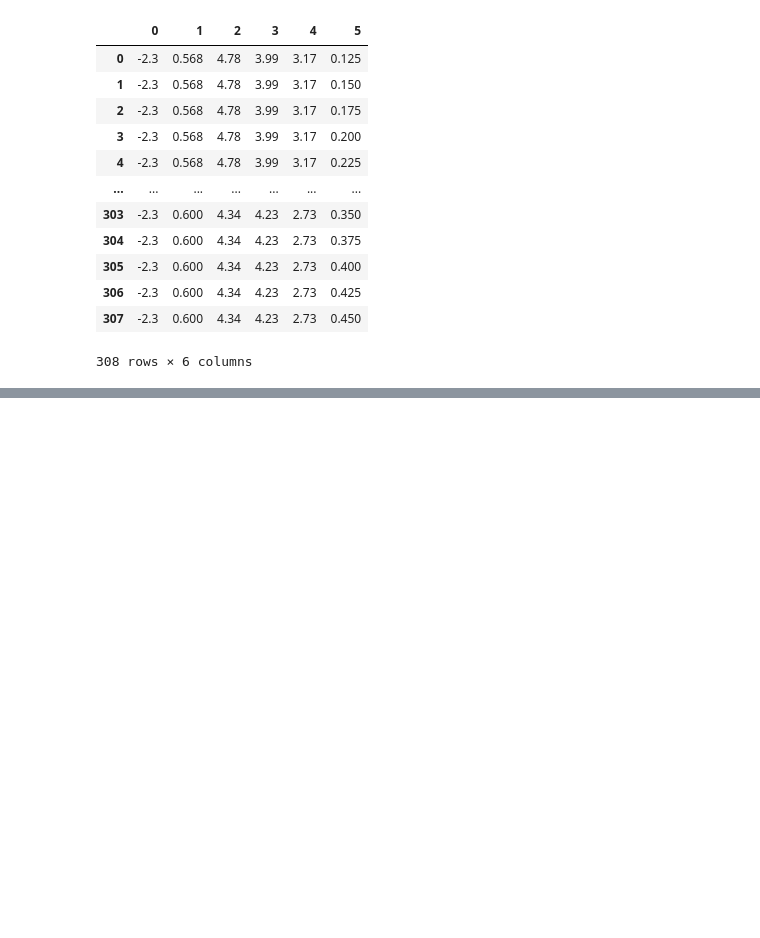
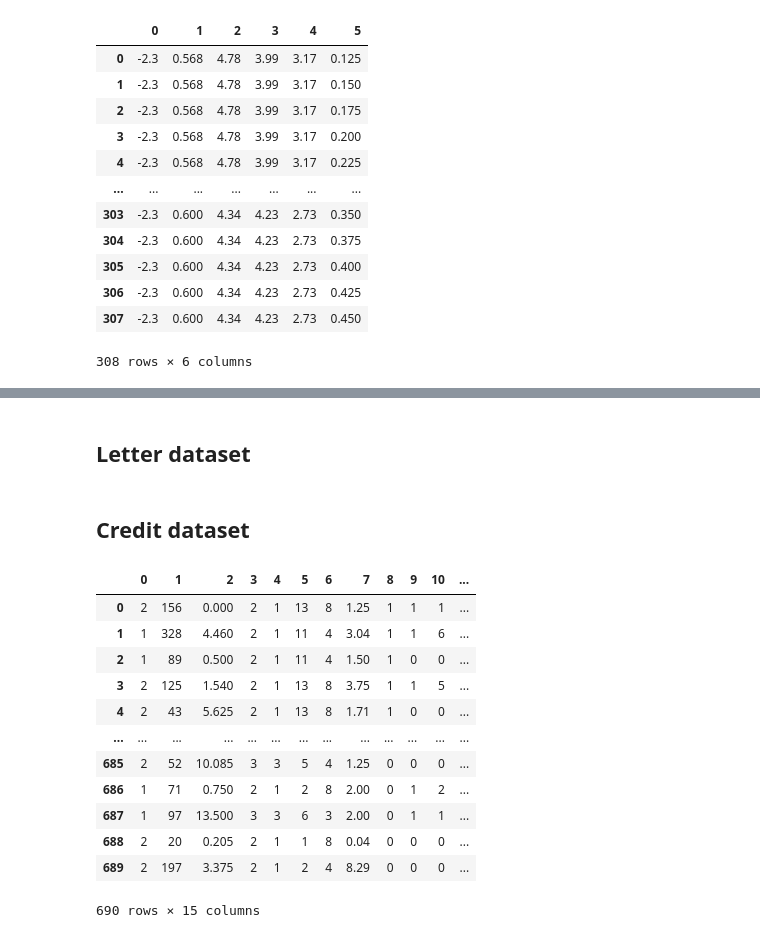
Before and after one commit to vanderschaarlab/hyperimpute, a Jupyter notebook: tutorials/tutorial_02_hyperimpute_example.ipynb, the cells around one changed output, grey strips where cells are left out. Drawn from its saved outputs; the diff is of its cells as text; code cells hidden in the pictures; blank space fills up the shorter version.

```diff
--- a/tutorials/tutorial_02_hyperimpute_example.ipynb
+++ b/tutorials/tutorial_02_hyperimpute_example.ipynb
@@ -1445,0 +1526,16 @@ Downstream model prediction error
+# %% [markdown]
+## Letter dataset
+# %%
+from sklearn.preprocessing import LabelEncoder
+
+df = pd.read_csv("https://archive.ics.uci.edu/ml/machine-learning-databases/letter-recognition/letter-recognition.data", header = None)
+
+for col in df.columns:
+    if df[col].dtype == "object":
+        df[col] = LabelEncoder().fit_transform(df[col])
+
+last_col = df.columns[-1]
+y = df[last_col]
+X_raw = df.drop(columns = [last_col])
+
+X_raw
@@ -1445,0 +1544,30 @@ Downstream model prediction error
+# %% [markdown]
+## Credit dataset
+# %%
+from sklearn.preprocessing import LabelEncoder
+
+df = pd.read_csv("https://archive.ics.uci.edu/ml/machine-learning-databases/credit-screening/crx.data", header = None)
+
+for col in df.columns:
+    if df[col].dtype == "object":
+        df[col] = LabelEncoder().fit_transform(df[col])
+
+last_col = df.columns[-1]
+y = df[last_col]
+X_raw = df.drop(columns = [last_col])
+
+X_raw
+# %% [output]
+|  | 0 | 1 | 2 | 3 | 4 | 5 | 6 | 7 | 8 | 9 | 10 | ... |
+| 0 | 2 | 156 | 0.000 | 2 | 1 | 13 | 8 | 1.25 | 1 | 1 | 1 | ... |
+| 1 | 1 | 328 | 4.460 | 2 | 1 | 11 | 4 | 3.04 | 1 | 1 | 6 | ... |
+| 2 | 1 | 89 | 0.500 | 2 | 1 | 11 | 4 | 1.50 | 1 | 0 | 0 | ... |
+| 3 | 2 | 125 | 1.540 | 2 | 1 | 13 | 8 | 3.75 | 1 | 1 | 5 | ... |
+| 4 | 2 | 43 | 5.625 | 2 | 1 | 13 | 8 | 1.71 | 1 | 0 | 0 | ... |
+| ... | ... | ... | ... | ... | ... | ... | ... | ... | ... | ... | ... | ... |
+| 685 | 2 | 52 | 10.085 | 3 | 3 | 5 | 4 | 1.25 | 0 | 0 | 0 | ... |
+| 686 | 1 | 71 | 0.750 | 2 | 1 | 2 | 8 | 2.00 | 0 | 1 | 2 | ... |
+| 687 | 1 | 97 | 13.500 | 3 | 3 | 6 | 3 | 2.00 | 0 | 1 | 1 | ... |
+| 688 | 2 | 20 | 0.205 | 2 | 1 | 1 | 8 | 0.04 | 0 | 0 | 0 | ... |
+| 689 | 2 | 197 | 3.375 | 2 | 1 | 2 | 4 | 8.29 | 0 | 0 | 0 | ... |
+690 rows × 15 columns
```
Also changed, not shown: parts of 6 cells of this notebook.
